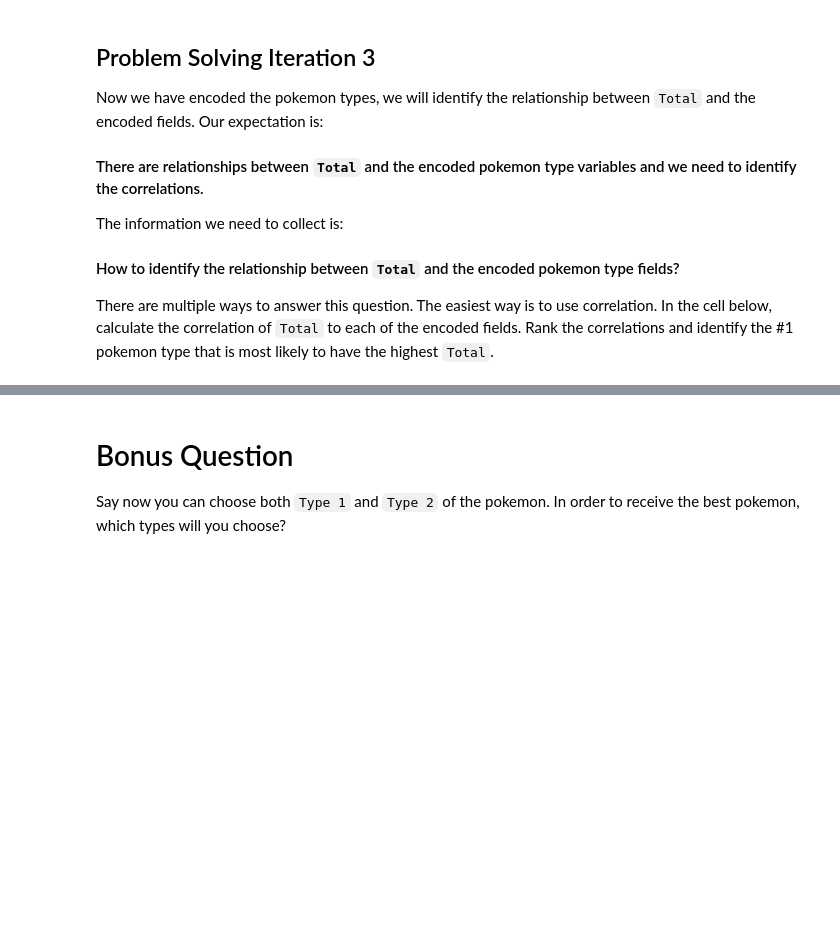
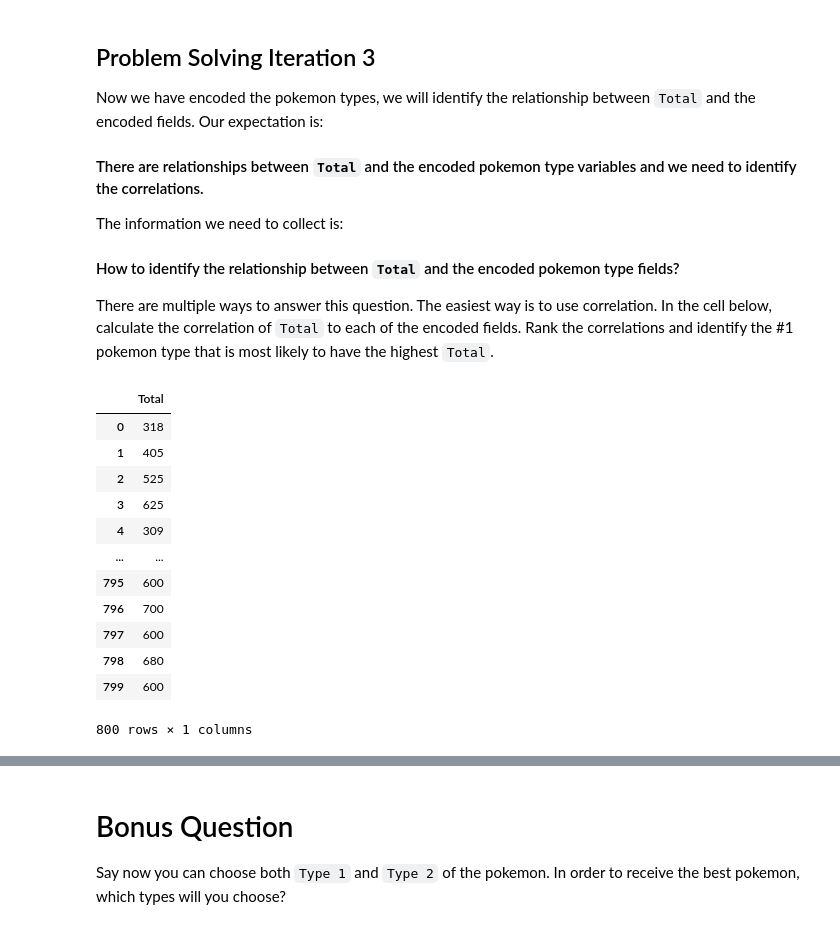
Before and after one commit to aslivns/lab-dataframe-calculations, a Jupyter notebook: your-code/challenge-2.ipynb, the cells around one changed output, grey strips where cells are left out. Drawn from its saved outputs; the diff is of its cells as text; code cells hidden in the pictures; blank space fills up the shorter version.

```diff
--- a/your-code/challenge-2.ipynb
+++ b/your-code/challenge-2.ipynb
@@ -211,0 +210,17 @@ There are multiple ways to answer this question. The easiest way is to use corre
+# %%
+Total = pokemon[['Total']]
+Total
+# %% [output]
+|  | Total |
+| 0 | 318 |
+| 1 | 405 |
+| 2 | 525 |
+| 3 | 625 |
+| 4 | 309 |
+| ... | ... |
+| 795 | 600 |
+| 796 | 700 |
+| 797 | 600 |
+| 798 | 680 |
+| 799 | 600 |
+800 rows × 1 columns
```
Also changed, not shown: parts of 6 cells of this notebook.
